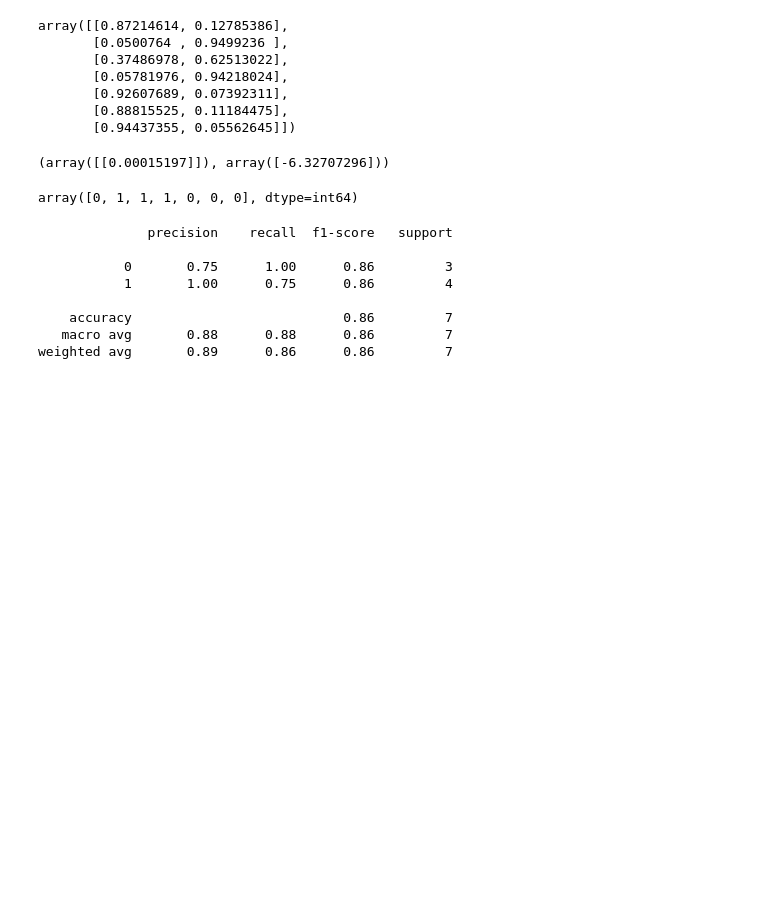
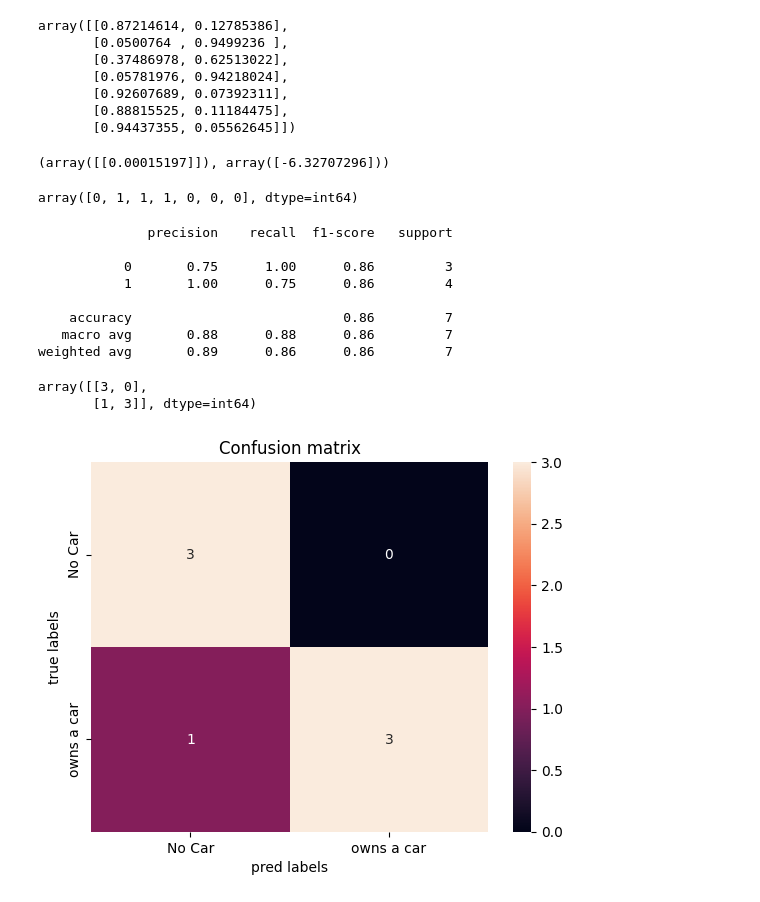
Before and after one commit to HMurawski/dump, a Jupyter notebook: dump_learning/ML/log_reg.ipynb, the cells around one changed output. Cells and saved outputs as stored; diff of their text form; code cells hidden in the pictures; blank space fills up the shorter version.

```diff
--- a/dump_learning/ML/log_reg.ipynb
+++ b/dump_learning/ML/log_reg.ipynb
@@ -64,3 +64,22 @@ print(report)
     accuracy                           0.86         7
    macro avg       0.88      0.88      0.86         7
 weighted avg       0.89      0.86      0.86         7
+# %%
+from sklearn.metrics import confusion_matrix
+
+cm = confusion_matrix(y_pred=y_pred, y_true=y_test)
+cm
+# %% [output]
+array([[3, 0],
+       [1, 3]], dtype=int64)
+# %%
+import seaborn as sns
+
+classes = ["No Car", 'owns a car']
+sns.heatmap(cm, annot=True, xticklabels=classes, yticklabels=classes)
+plt.xlabel("pred labels")
+plt.ylabel('true labels')
+plt.title('Confusion matrix')
+plt.show()
+# %% [output]
+[figure, added]
```
Also changed, not shown: 1 other file.
